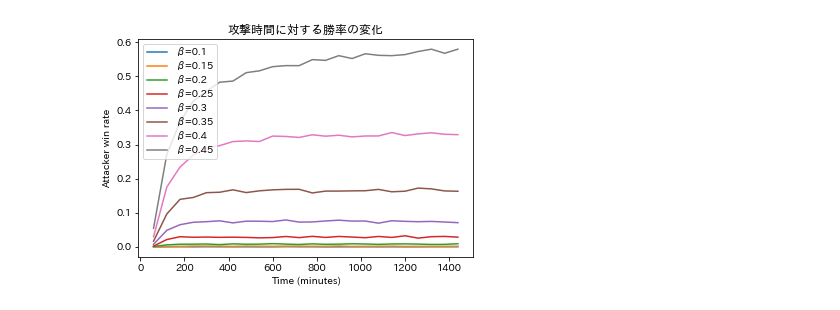
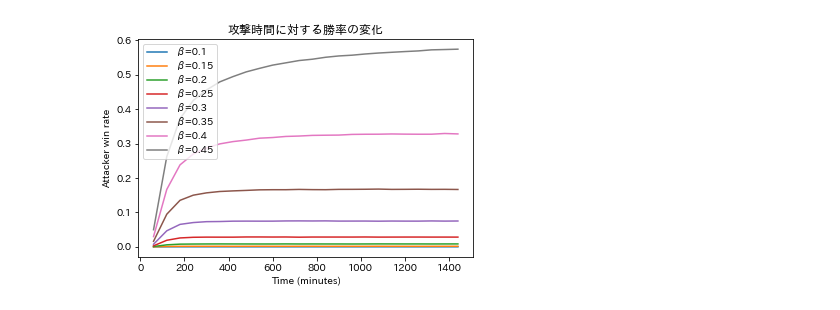
Before and after one commit to shudolab/nakai_dsa_simulator, a Jupyter notebook: dsa_analysis/at_win_rate.ipynb, the cells around one changed output. Saved outputs shown, nothing was run; the diff lists cells and outputs as text; code cells hidden in the pictures.

```diff
--- a/dsa_analysis/at_win_rate.ipynb
+++ b/dsa_analysis/at_win_rate.ipynb
@@ -2,37 +2,41 @@
 import pandas as pd
 import matplotlib.pyplot as plt
 import os
+import matplotlib
+
+# 日本語フォントの設定
+matplotlib.rcParams['font.family'] = 'IPAexGothic'
 
 # bの値のリスト
 b_values = ['b01', 'b015', 'b02', 'b025', 'b03', 'b035', 'b04', 'b045']
 
 for b in b_values:
     times = []
     values = []
 
     # ファイル名を生成してデータを読み込む
     for i in range(1, 25):  # 60から1440まで60刻み
-        filename = f"../1m/{b}_at{i*60}.csv"
+        filename = f"../1m_simple/{b}_at{i*60}.csv"
         if os.path.exists(filename):
-            data = pd.read_csv(filename)
+            data = pd.read_csv(filename,header=None)
             # 0列目の最後の行の値を取得
             last_value = data.iloc[-1, 0]
             values.append(last_value)
             times.append(i * 60)
         else:
             print(f"File not found: {filename}")
 
     # bの値をβの値に変換して凡例を設定
     beta_value = float(b[1]+"." +b[2:])  # b01を0.01に変換
     legend_label = f"β={beta_value}"
 
     # それぞれのbの値についてグラフを描画
     plt.plot(times, values, label=legend_label)
 
 plt.xlabel('Time (minutes)')
 plt.ylabel('Attacker win rate')
 plt.title('攻撃時間に対する勝率の変化')
 plt.legend()
 plt.show()
 # %% [output]
-[figure, old version]
+[figure, new version]
```
Also changed, not shown: 8 other files.
